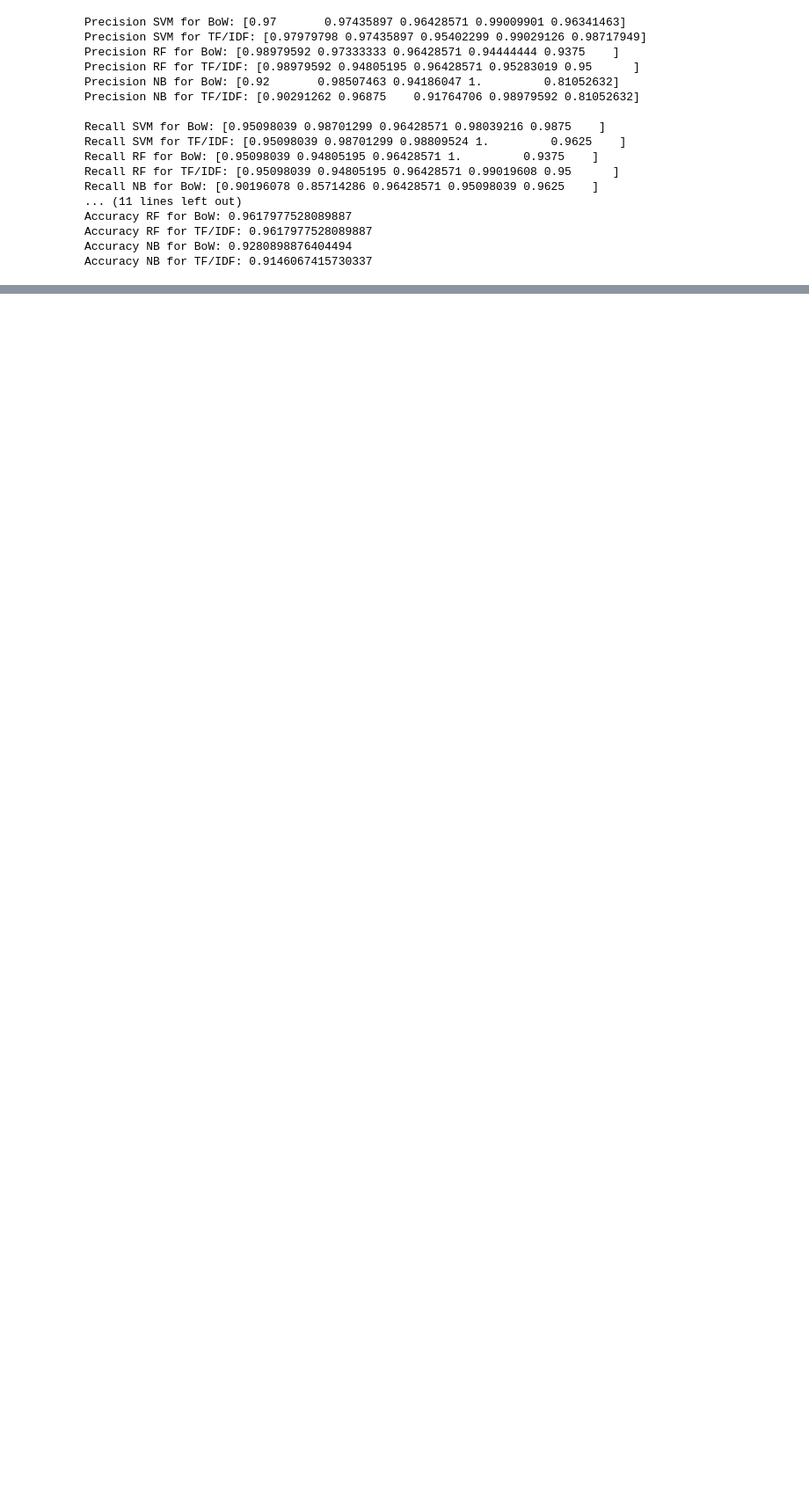
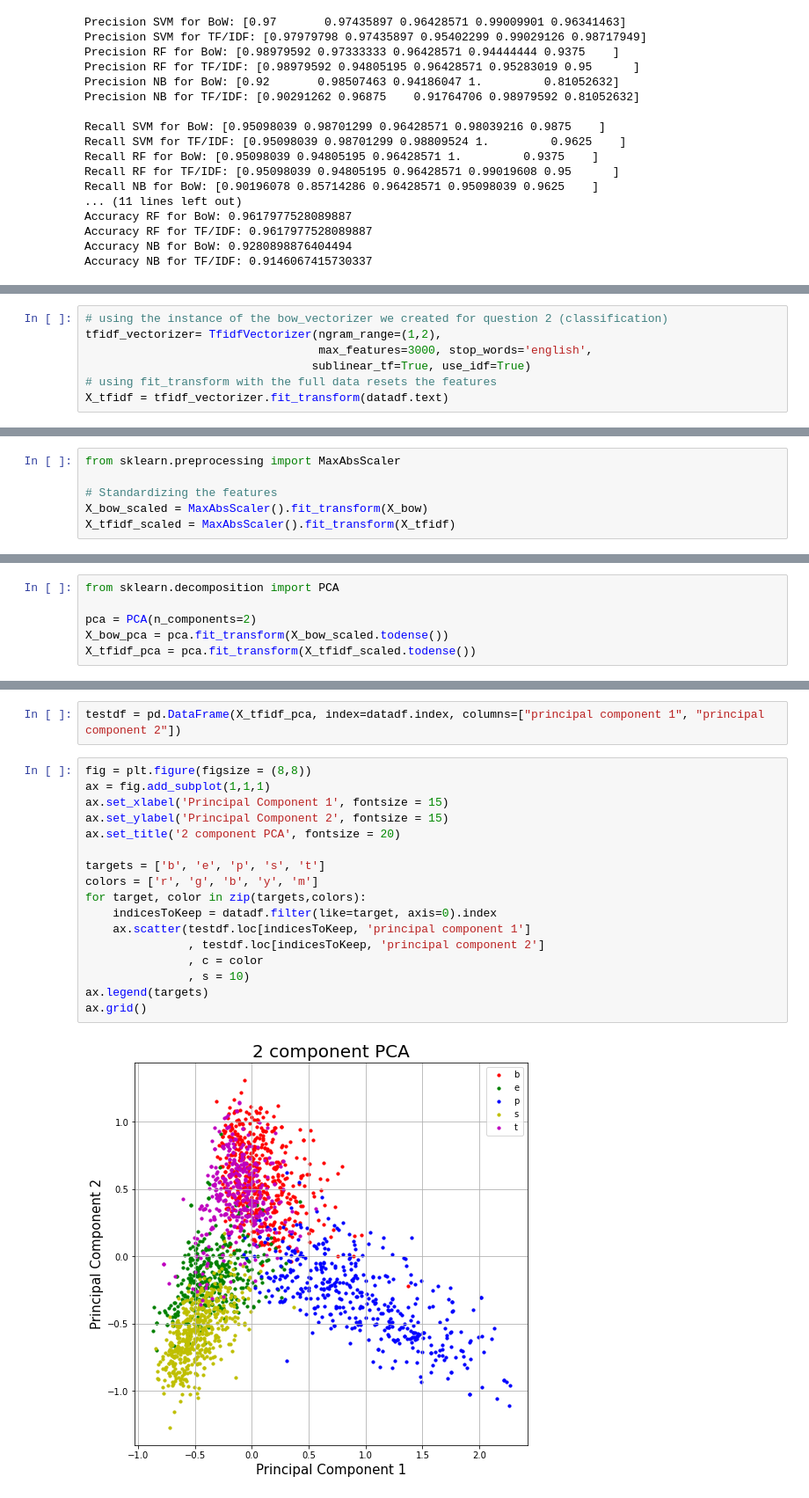
Before and after one commit to mar-fritz/data-mining-assignment-2, a Jupyter notebook: ergasia2.ipynb, the cells around one changed output, grey strips where cells are left out. Shown at 88% size. Drawn from its saved outputs; the diff is of its cells as text; blank space fills up the shorter version.

Commit message:
Q4: Clustering (BoW, TFIDF Vectors)

```diff
--- a/ergasia2.ipynb
+++ b/ergasia2.ipynb
@@ -652,0 +706,7 @@ Accuracy NB for TF/IDF: 0.9146067415730337
+# %%
+# using the instance of the bow_vectorizer we created for question 2 (classification)
+tfidf_vectorizer= TfidfVectorizer(ngram_range=(1,2),
+                                  max_features=3000, stop_words='english',
+                                 sublinear_tf=True, use_idf=True)
+# using fit_transform with the full data resets the features
+X_tfidf = tfidf_vectorizer.fit_transform(datadf.text)
@@ -652,0 +746,6 @@ Accuracy NB for TF/IDF: 0.9146067415730337
+# %%
+from sklearn.preprocessing import MaxAbsScaler
+
+# Standardizing the features
+X_bow_scaled = MaxAbsScaler().fit_transform(X_bow)
+X_tfidf_scaled = MaxAbsScaler().fit_transform(X_tfidf)
@@ -652,0 +774,6 @@ Accuracy NB for TF/IDF: 0.9146067415730337
+# %%
+from sklearn.decomposition import PCA
+
+pca = PCA(n_components=2)
+X_bow_pca = pca.fit_transform(X_bow_scaled.todense())
+X_tfidf_pca = pca.fit_transform(X_tfidf_scaled.todense())
@@ -652,0 +782,21 @@ Accuracy NB for TF/IDF: 0.9146067415730337
+# %%
+testdf = pd.DataFrame(X_tfidf_pca, index=datadf.index, columns=["principal component 1", "principal component 2"])
+# %%
+fig = plt.figure(figsize = (8,8))
+ax = fig.add_subplot(1,1,1)
+ax.set_xlabel('Principal Component 1', fontsize = 15)
+ax.set_ylabel('Principal Component 2', fontsize = 15)
+ax.set_title('2 component PCA', fontsize = 20)
+
+targets = ['b', 'e', 'p', 's', 't']
+colors = ['r', 'g', 'b', 'y', 'm']
+for target, color in zip(targets,colors):
+    indicesToKeep = datadf.filter(like=target, axis=0).index
+    ax.scatter(testdf.loc[indicesToKeep, 'principal component 1']
+               , testdf.loc[indicesToKeep, 'principal component 2']
+               , c = color
+               , s = 10)
+ax.legend(targets)
+ax.grid()
+# %% [output]
+[figure, added]
```
Also changed, not shown: parts of 45 cells of this notebook.
